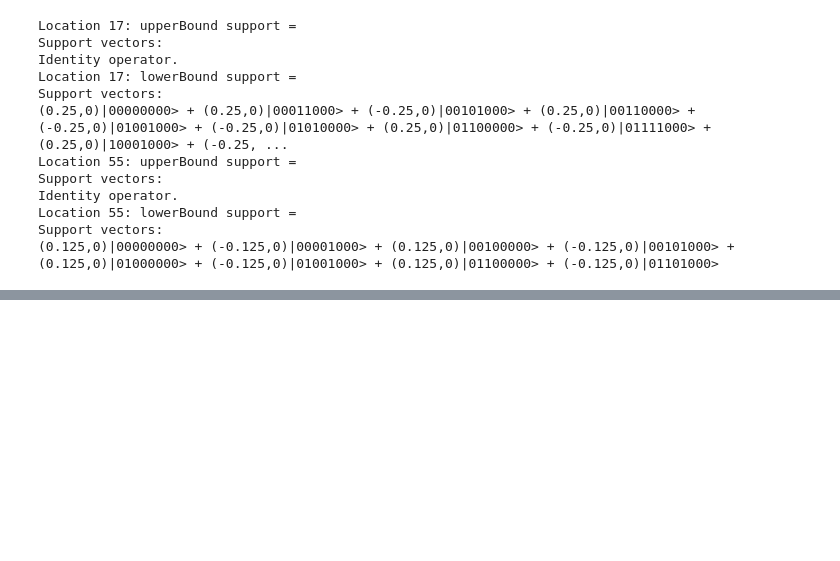
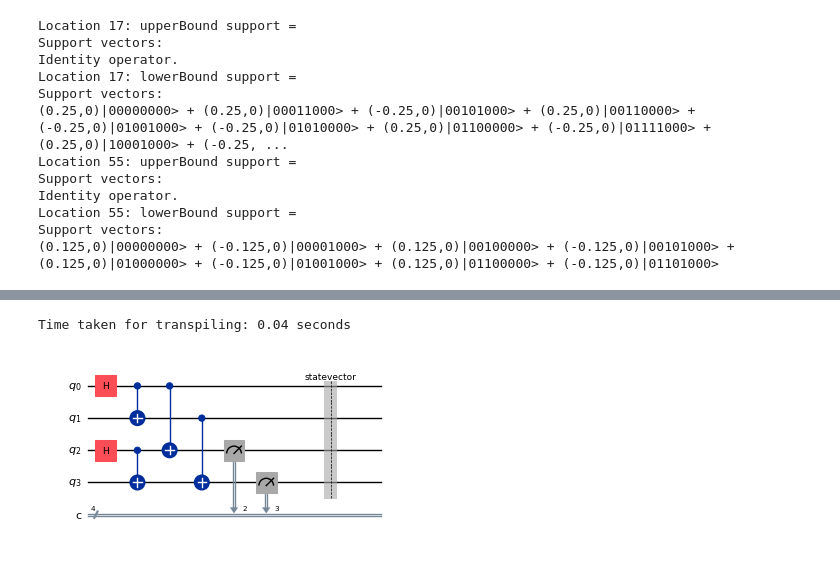
Before and after one commit to Acdimy/qreach-tools, a Jupyter notebook: python_pkg/test.ipynb, the cells around one changed output, grey strips where cells are left out. Cells and saved outputs as stored; diff of their text form; code cells hidden in the pictures; blank space fills up the shorter version.

```diff
--- a/python_pkg/test.ipynb
+++ b/python_pkg/test.ipynb
@@ -118,0 +339,24 @@ Support vectors:
+# %%
+circ = QuantumCircuit(4,4)
+circ.h(0)
+circ.cx(0,1)
+circ.h(2)
+circ.cx(2,3)
+
+circ.cx(0,2)
+circ.cx(1,3)
+circ.measure([2,3], [2,3])
+
+circ.save_statevector()
+
+simulater = AerSimulator(method='statevector')
+
+circ = transpile(circ, simulater)
+time_start = time()
+result = simulater.run(circ).result()
+time_end = time()
+print(f"Time taken for transpiling: {time_end - time_start:.2f} seconds")
+circ.draw('mpl', scale=0.5, filename='test_ent_circ.png')
+# %% [output]
+Time taken for transpiling: 0.04 seconds
+[figure, added]
```
Also changed, not shown: parts of 10 cells of this notebook, 8 other files.
